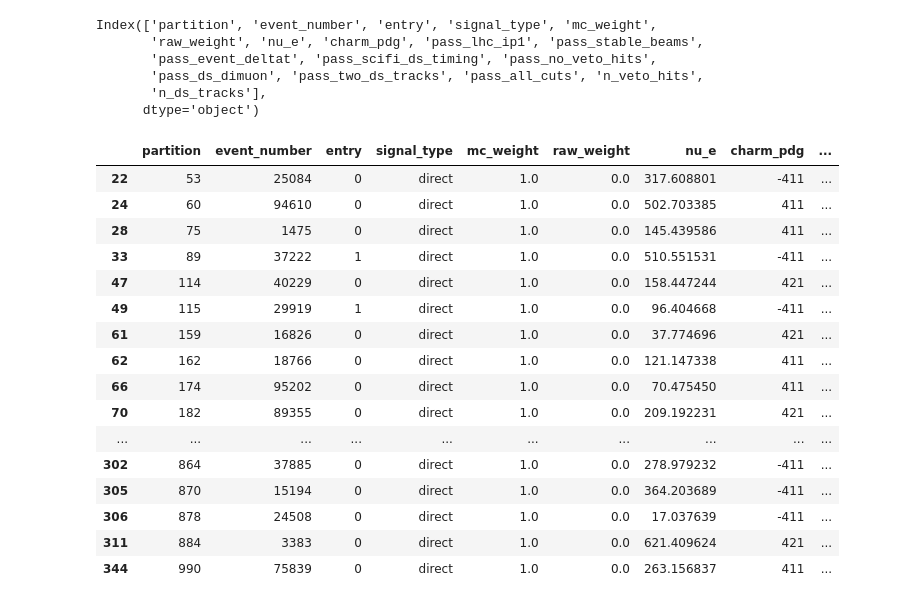
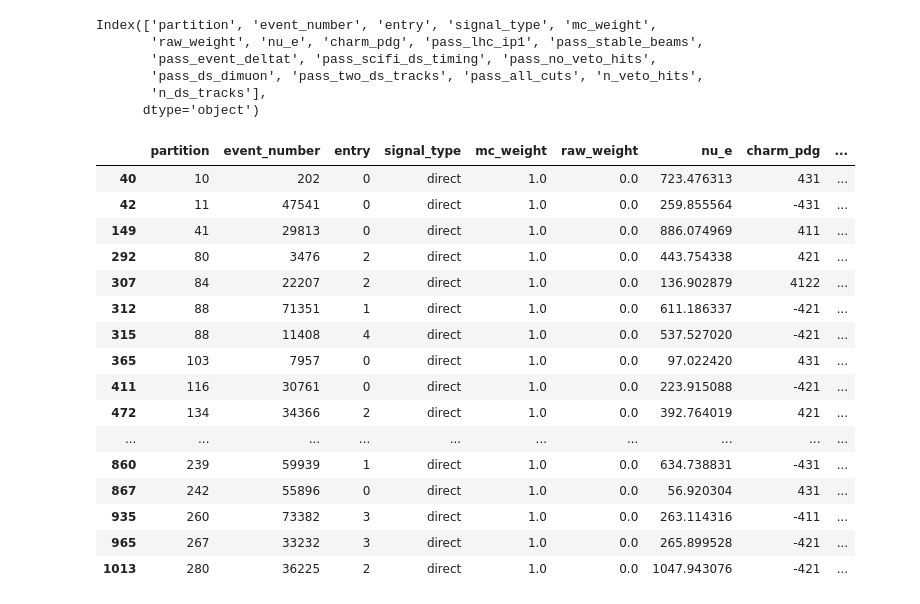
Before and after one commit to idionisov/snd-numu-charm, a Jupyter notebook: notebooks/cutflow_tables.ipynb, the cells around one changed output. Saved outputs shown, nothing was run; the diff lists cells and outputs as text; code cells hidden in the pictures.

```diff
--- a/notebooks/cutflow_tables.ipynb
+++ b/notebooks/cutflow_tables.ipynb
@@ -6,5 +164,5 @@ plt.style.use("root")
 # %%
-df = pd.read_csv("/eos/user/i/idioniso/snd-numu-charm/signal/2022_down_nu14_direct_signal_cut_table.csv")
+df = pd.read_csv("/eos/user/i/idioniso/snd-numu-charm/signal/2022_down_nu14_indirect_signal_cut_table.csv")
 df.columns
 # %% [output]
 Index(['partition', 'event_number', 'entry', 'signal_type', 'mc_weight',
@@ -14,40 +172,40 @@ Index(['partition', 'event_number', 'entry', 'signal_type', 'mc_weight',
        'n_ds_tracks'],
       dtype='object')
 # %%
+pass_cols = [
+    'pass_lhc_ip1',
+    'pass_stable_beams',
+    'pass_event_deltat',
+    'pass_scifi_ds_timing',
+    'pass_no_veto_hits',
+    'pass_ds_dimuon'
+]
+
 # pass_cols = [
 #     'pass_lhc_ip1',
 #     'pass_stable_beams',
 #     'pass_event_deltat',
 #     'pass_scifi_ds_timing',
-#     'pass_no_veto_hits',
 #     'pass_ds_dimuon'
 # ]
 
-pass_cols = [
-    'pass_lhc_ip1',
-    'pass_stable_beams',
-    'pass_event_deltat',
-    'pass_scifi_ds_timing',
-    'pass_ds_dimuon'
-]
-
 # Filter the DataFrame
-df[df[pass_cols].all(axis=1) & (df['n_ds_tracks'] < 2) & (df['pass_no_veto_hits'] == 0)]
+df[df[pass_cols].all(axis=1) & (df['n_ds_tracks'] == 2)].head(25)
 # %% [output]
 |  | partition | event_number | entry | signal_type | mc_weight | raw_weight | nu_e | charm_pdg | ... |
-| 22 | 53 | 25084 | 0 | direct | 1.0 | 0.0 | 317.608801 | -411 | ... |
-| 24 | 60 | 94610 | 0 | direct | 1.0 | 0.0 | 502.703385 | 411 | ... |
-| 28 | 75 | 1475 | 0 | direct | 1.0 | 0.0 | 145.439586 | 411 | ... |
-| 33 | 89 | 37222 | 1 | direct | 1.0 | 0.0 | 510.551531 | -411 | ... |
-| 47 | 114 | 40229 | 0 | direct | 1.0 | 0.0 | 158.447244 | 421 | ... |
-| 49 | 115 | 29919 | 1 | direct | 1.0 | 0.0 | 96.404668 | -411 | ... |
-| 61 | 159 | 16826 | 0 | direct | 1.0 | 0.0 | 37.774696 | 421 | ... |
-| 62 | 162 | 18766 | 0 | direct | 1.0 | 0.0 | 121.147338 | 411 | ... |
-| 66 | 174 | 95202 | 0 | direct | 1.0 | 0.0 | 70.475450 | 411 | ... |
-| 70 | 182 | 89355 | 0 | direct | 1.0 | 0.0 | 209.192231 | 421 | ... |
+| 40 | 10 | 202 | 0 | direct | 1.0 | 0.0 | 723.476313 | 431 | ... |
+| 42 | 11 | 47541 | 0 | direct | 1.0 | 0.0 | 259.855564 | -431 | ... |
+| 149 | 41 | 29813 | 0 | direct | 1.0 | 0.0 | 886.074969 | 411 | ... |
+| 292 | 80 | 3476 | 2 | direct | 1.0 | 0.0 | 443.754338 | 421 | ... |
+| 307 | 84 | 22207 | 2 | direct | 1.0 | 0.0 | 136.902879 | 4122 | ... |
+| 312 | 88 | 71351 | 1 | direct | 1.0 | 0.0 | 611.186337 | -421 | ... |
+| 315 | 88 | 11408 | 4 | direct | 1.0 | 0.0 | 537.527020 | -421 | ... |
+| 365 | 103 | 7957 | 0 | direct | 1.0 | 0.0 | 97.022420 | 431 | ... |
+| 411 | 116 | 30761 | 0 | direct | 1.0 | 0.0 | 223.915088 | -421 | ... |
+| 472 | 134 | 34366 | 2 | direct | 1.0 | 0.0 | 392.764019 | 421 | ... |
 | ... | ... | ... | ... | ... | ... | ... | ... | ... | ... |
-| 302 | 864 | 37885 | 0 | direct | 1.0 | 0.0 | 278.979232 | -411 | ... |
-| 305 | 870 | 15194 | 0 | direct | 1.0 | 0.0 | 364.203689 | -411 | ... |
-| 306 | 878 | 24508 | 0 | direct | 1.0 | 0.0 | 17.037639 | -411 | ... |
-| 311 | 884 | 3383 | 0 | direct | 1.0 | 0.0 | 621.409624 | 421 | ... |
-| 344 | 990 | 75839 | 0 | direct | 1.0 | 0.0 | 263.156837 | 411 | ... |
+| 860 | 239 | 59939 | 1 | direct | 1.0 | 0.0 | 634.738831 | -431 | ... |
+| 867 | 242 | 55896 | 0 | direct | 1.0 | 0.0 | 56.920304 | 431 | ... |
+| 935 | 260 | 73382 | 3 | direct | 1.0 | 0.0 | 263.114316 | -411 | ... |
+| 965 | 267 | 33232 | 3 | direct | 1.0 | 0.0 | 265.899528 | -421 | ... |
+| 1013 | 280 | 36225 | 2 | direct | 1.0 | 0.0 | 1047.943076 | -421 | ... |
```
Also changed, not shown: parts of 1 cell of this notebook, 5 other files.
